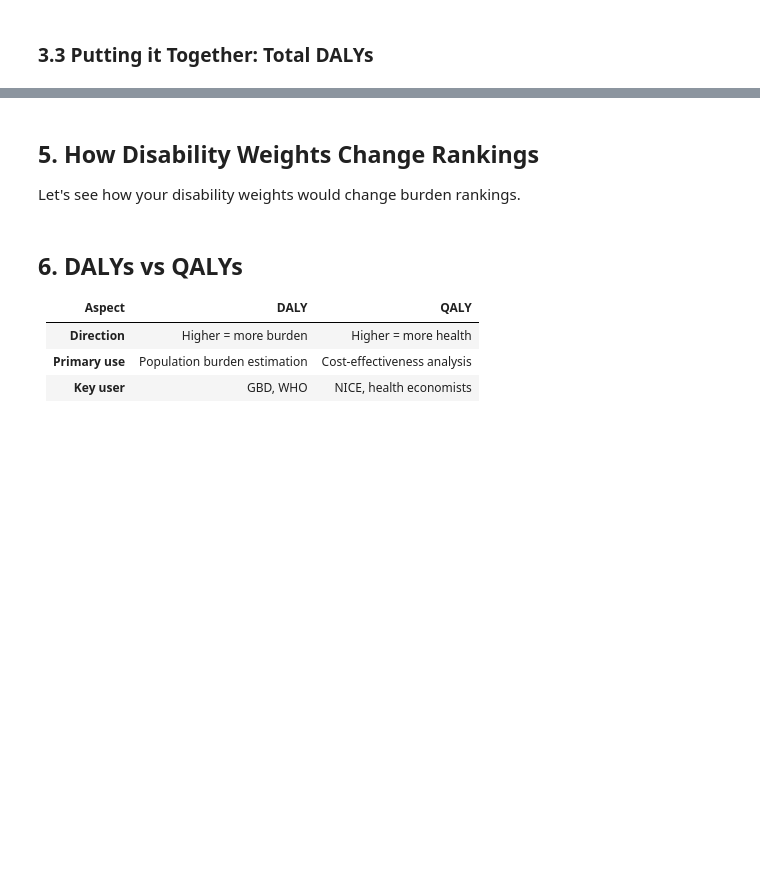
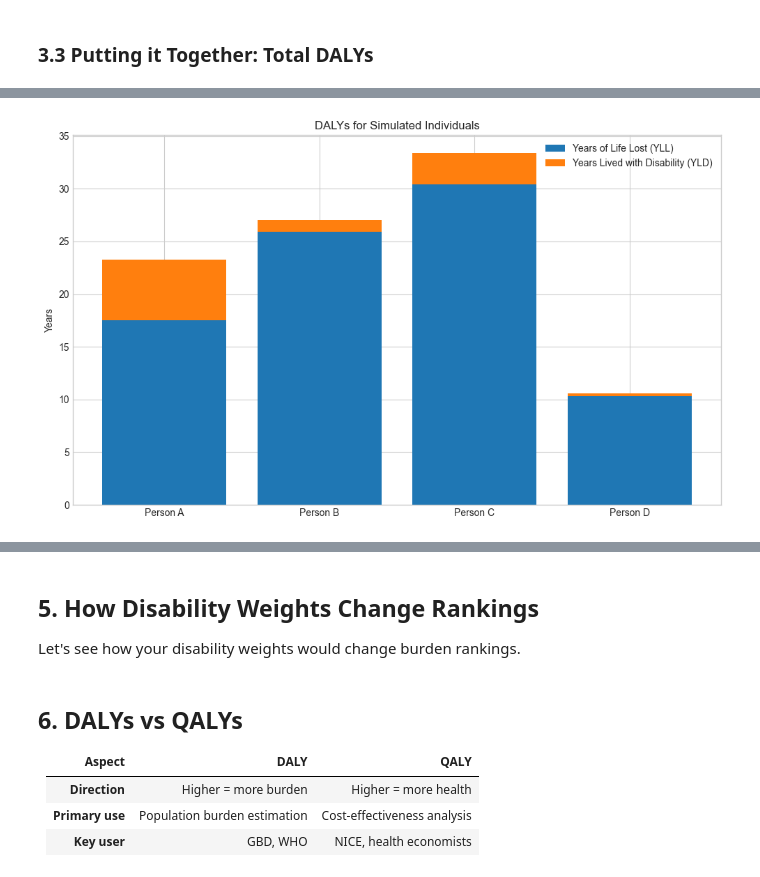
Before and after one commit to ggkuhnle/fb2nep-epi, a Jupyter notebook: notebooks/12_qaly.ipynb, the cells around one changed output, grey strips where cells are left out. Saved outputs shown, nothing was run; the diff lists cells and outputs as text; code cells hidden in the pictures; blank space fills up the shorter version.

Commit message:
Revised DALY

```diff
--- a/notebooks/12_qaly.ipynb
+++ b/notebooks/12_qaly.ipynb
@@ -245,0 +365,18 @@ Assign your own disability weights to a set of conditions, then compare to GBD v
+# %%
+results = []
+
+for p in people:
+    # YLL: remaining life expectancy at age of death
+    yll = get_life_expectancy(p["age_at_death"])
+
+    # YLD: years lived with disability × DW
+    yld = p["years_with_condition"] * p["dw"]
+
+    results.append({
+        "Person": p["id"],
+        "YLL": yll,
+        "YLD": yld,
+    })
+
+df_individual = pd.DataFrame(results)
+display(df_individual.round(2))
@@ -245,0 +389,24 @@ Assign your own disability weights to a set of conditions, then compare to GBD v
+# %%
+fig, ax = plt.subplots(figsize=(10, 6))
+
+ax.bar(
+    df_individual["Person"],
+    df_individual["YLL"],
+    label="Years of Life Lost (YLL)"
+)
+
+ax.bar(
+    df_individual["Person"],
+    df_individual["YLD"],
+    bottom=df_individual["YLL"],
+    label="Years Lived with Disability (YLD)"
+)
+
+ax.set_ylabel("Years")
+ax.set_title("DALYs for Simulated Individuals")
+ax.legend()
+
+plt.tight_layout()
+plt.show()
+# %% [output]
+[figure, added]
```
Also changed, not shown: parts of 25 cells of this notebook, 2 other files.
